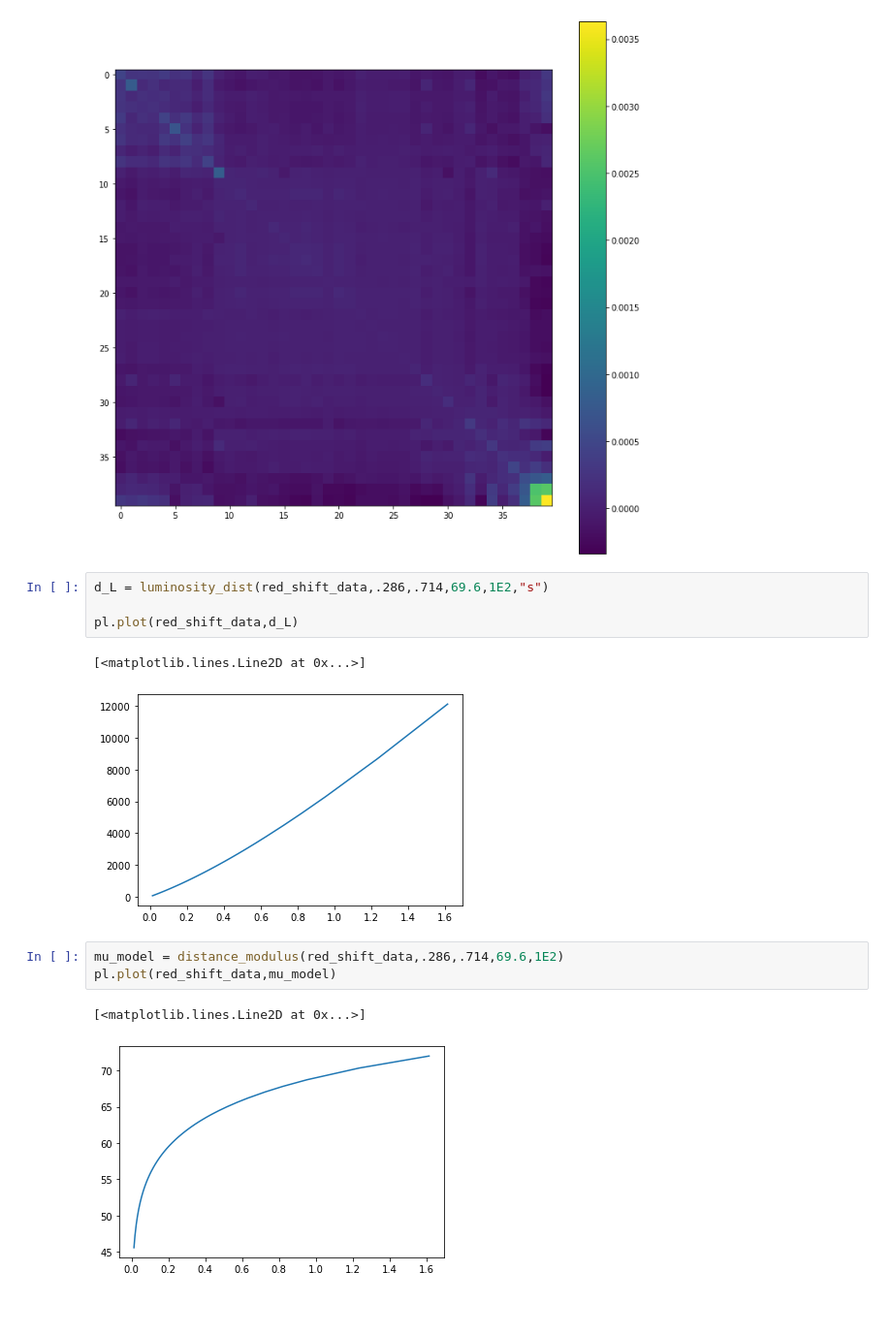
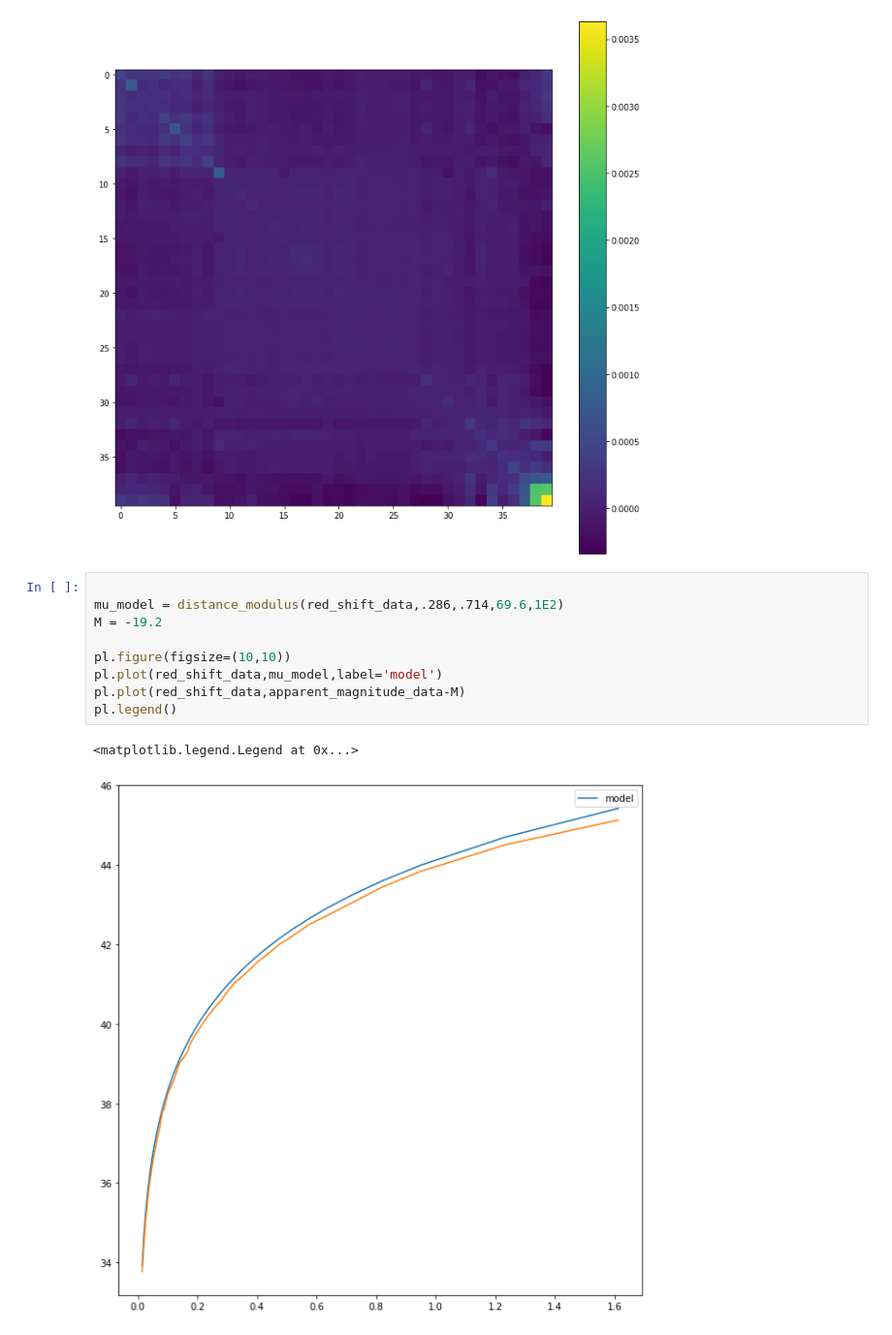
Before and after one commit to anshsrivastava/H0llyM0lly, a Jupyter notebook: mcmc.ipynb, the cells around one changed output. Shown at 97% size. Drawn from its saved outputs; the diff is of its cells as text; blank space fills up the shorter version.

```diff
--- a/mcmc.ipynb
+++ b/mcmc.ipynb
@@ -30,19 +30,18 @@ pl.colorbar()
 # %% [output]
 <matplotlib.colorbar.Colorbar at 0x...>
 [figure]
-# %%
-d_L = luminosity_dist(red_shift_data,.286,.714,69.6,1E2,"s")
-
-pl.plot(red_shift_data,d_L)
-# %% [output]
-[<matplotlib.lines.Line2D at 0x...>]
-[figure, removed]
 # %%
+
 mu_model = distance_modulus(red_shift_data,.286,.714,69.6,1E2)
-pl.plot(red_shift_data,mu_model)
+M = -19.2
+
+pl.figure(figsize=(10,10))
+pl.plot(red_shift_data,mu_model,label='model')
+pl.plot(red_shift_data,apparent_magnitude_data-M)
+pl.legend()
 # %% [output]
-[<matplotlib.lines.Line2D at 0x...>]
+<matplotlib.legend.Legend at 0x...>
-[figure, old version]
+[figure, new version]
 # %%
 pars_label = [r'$\Omega_m$',r'$\Omega_{\Lambda}$',r'$H_0$']
 Omegas = [0.3,0.7,70]
```
Also changed, not shown: parts of 5 cells of this notebook, 2 other files.
